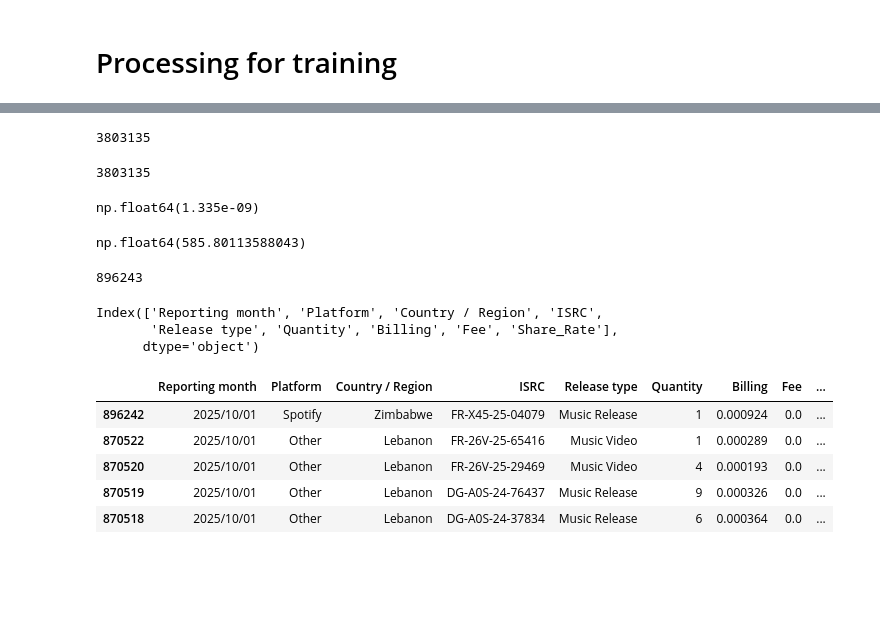
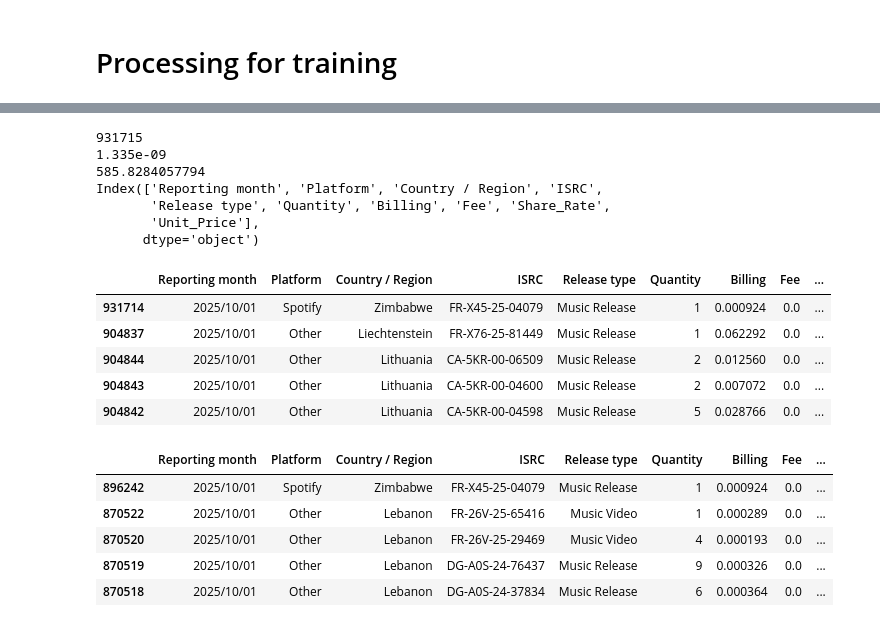
Before and after one commit to Iker-Jauregui/MLOps_Final_Project, a Jupyter notebook: notebooks/1_data_preparation.ipynb, the cells around one changed output, grey strips where cells are left out. Drawn from its saved outputs; the diff is of its cells as text; code cells hidden in the pictures; blank space fills up the shorter version.

```diff
--- a/notebooks/1_data_preparation.ipynb
+++ b/notebooks/1_data_preparation.ipynb
@@ -5,8 +5,8 @@ from pathlib import Path
 root_path = Path().cwd().parent
 if str(root_path) not in sys.path:
     sys.path.append(str(root_path))
-from utils.utils import loading_data
-df_parquet = loading_data()
+from utils.utils import load_data
+df_parquet = load_data()
 # %% [output]
 📦 Loading data from Parquet: ensemble_2022-07-01_2025-10-01.parquet
 # %%
@@ -229,11 +233,3 @@ Index(['Reporting month', 'Platform', 'Country / Region', 'Artist Name',
       dtype='object')
-# %%
-len(df.drop_duplicates())
-# %% [output]
-3803135
-# %%
-len(df.drop(columns = ['Release type']).drop_duplicates())
-# %% [output]
-3803135
 # %%
 df_train = df.copy()
@@ -262,24 +259,26 @@ df_train = (
         ascending=False
     )
 )
-# %%
-df_train['Billing'].min()
-# %% [output]
-np.float64(1.335e-09)
-# %%
-df_train['Billing'].max()
-# %% [output]
-np.float64(585.80113588043)
-# %%
-len(df_train)
-# %% [output]
-896243
-# %%
-df_train.columns
-# %% [output]
-Index(['Reporting month', 'Platform', 'Country / Region', 'ISRC',
-       'Release type', 'Quantity', 'Billing', 'Fee', 'Share_Rate'],
-      dtype='object')
+# %%
+print(len(df_train))
+print(df_train['Billing'].min())
+print(df_train['Billing'].max())
+print(df_train.columns)
+display(df_train.head())
+# %% [output]
+931715
+1.335e-09
+585.8284057794
+Index(['Reporting month', 'Platform', 'Country / Region', 'ISRC',
+       'Release type', 'Quantity', 'Billing', 'Fee', 'Share_Rate',
+       'Unit_Price'],
+      dtype='object')
+|  | Reporting month | Platform | Country / Region | ISRC | Release type | Quantity | Billing | Fee | ... |
+| 931714 | 2025/10/01 | Spotify | Zimbabwe | FR-X45-25-04079 | Music Release | 1 | 0.000924 | 0.0 | ... |
+| 904837 | 2025/10/01 | Other | Liechtenstein | FR-X76-25-81449 | Music Release | 1 | 0.062292 | 0.0 | ... |
+| 904844 | 2025/10/01 | Other | Lithuania | CA-5KR-00-06509 | Music Release | 2 | 0.012560 | 0.0 | ... |
+| 904843 | 2025/10/01 | Other | Lithuania | CA-5KR-00-04600 | Music Release | 2 | 0.007072 | 0.0 | ... |
+| 904842 | 2025/10/01 | Other | Lithuania | CA-5KR-00-04598 | Music Release | 5 | 0.028766 | 0.0 | ... |
 # %%
 df_train.head()
 # %% [output]
```
Also changed, not shown: parts of 27 cells of this notebook, 6 other files.
